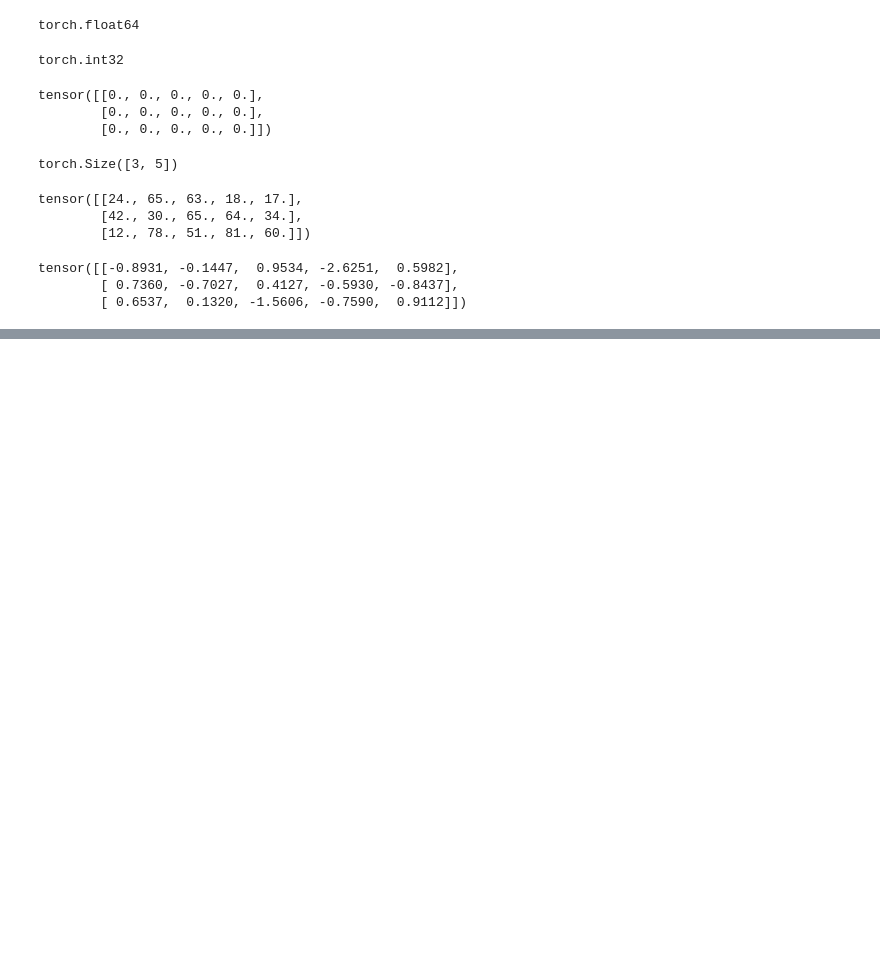
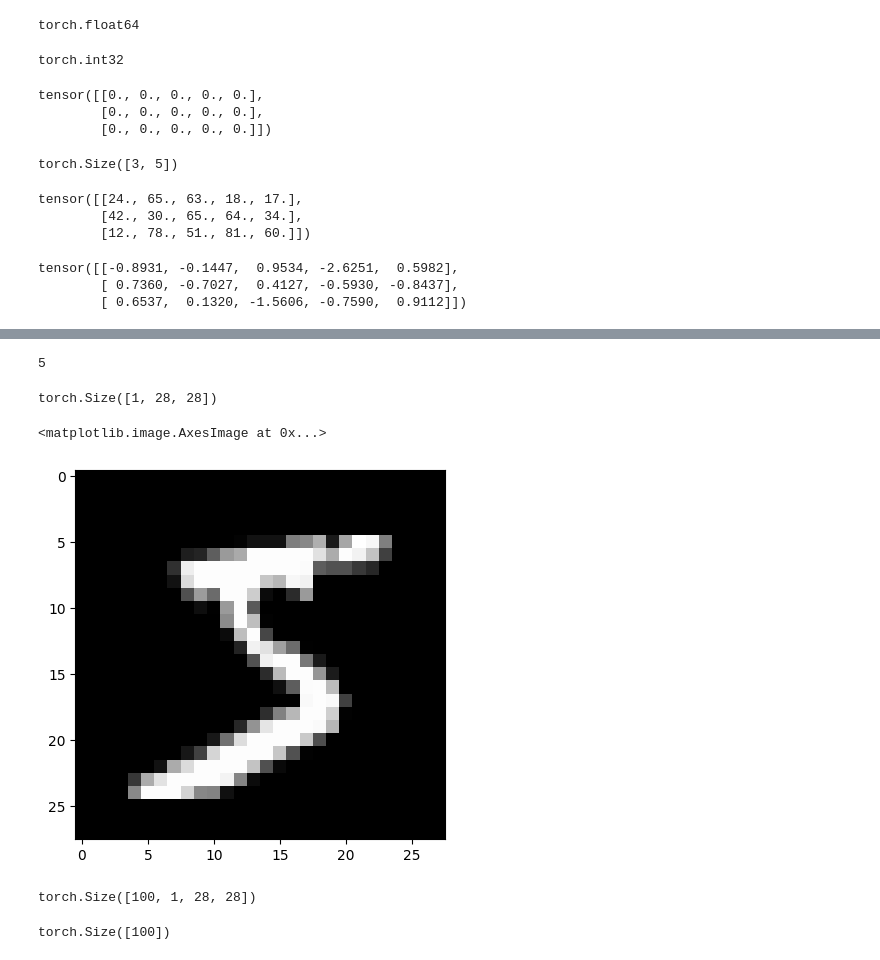
Before and after one commit to YasinRezvani/Python_Learning_Practice_Notebooks, a Jupyter notebook: Exercise Notebooks/Playing_With_Pytorch_Library.ipynb, the cells around one changed output, grey strips where cells are left out. Drawn from its saved outputs; the diff is of its cells as text; code cells hidden in the pictures; blank space fills up the shorter version.

Commit message:
download the dataset and define batch size for each train and test data to prepair train_data for train model

```diff
--- a/Exercise Notebooks/Playing_With_Pytorch_Library.ipynb
+++ b/Exercise Notebooks/Playing_With_Pytorch_Library.ipynb
@@ -180,3 +180,6 @@ tensor([[-0.8931, -0.1447,  0.9534, -2.6251,  0.5982],
 # %%
 # define transforms.ToTensor() in transform variable for own convinience
 transform = transforms.ToTensor()
+# %%
+# download dataset from pytorch and save to data folder
+train_data = datasets.MNIST(root='/Data/MNIST_From_Download_Pytorchvision/train',train=True,download=True,transform=transform)
@@ -182,0 +230,17 @@ transform = transforms.ToTensor()
+# %%
+# define image and label variable from train_data
+image,label = train_data[0]
+# %%
+label
+# %% [output]
+5
+# %%
+# 1 is channel of color of my image --> grayscale
+image.shape
+# %% [output]
+torch.Size([1, 28, 28])
+# %%
+plt.imshow(image.reshape((28,28)),cmap="gray")
+# %% [output]
+<matplotlib.image.AxesImage at 0x...>
+[figure, added]
@@ -182,0 +259,9 @@ transform = transforms.ToTensor()
+# %%
+# the 100 size of first batch is filled into images Tensor
+images.shape
+# %% [output]
+torch.Size([100, 1, 28, 28])
+# %%
+labels.shape
+# %% [output]
+torch.Size([100])
```
Also changed, not shown: parts of 9 cells of this notebook.
